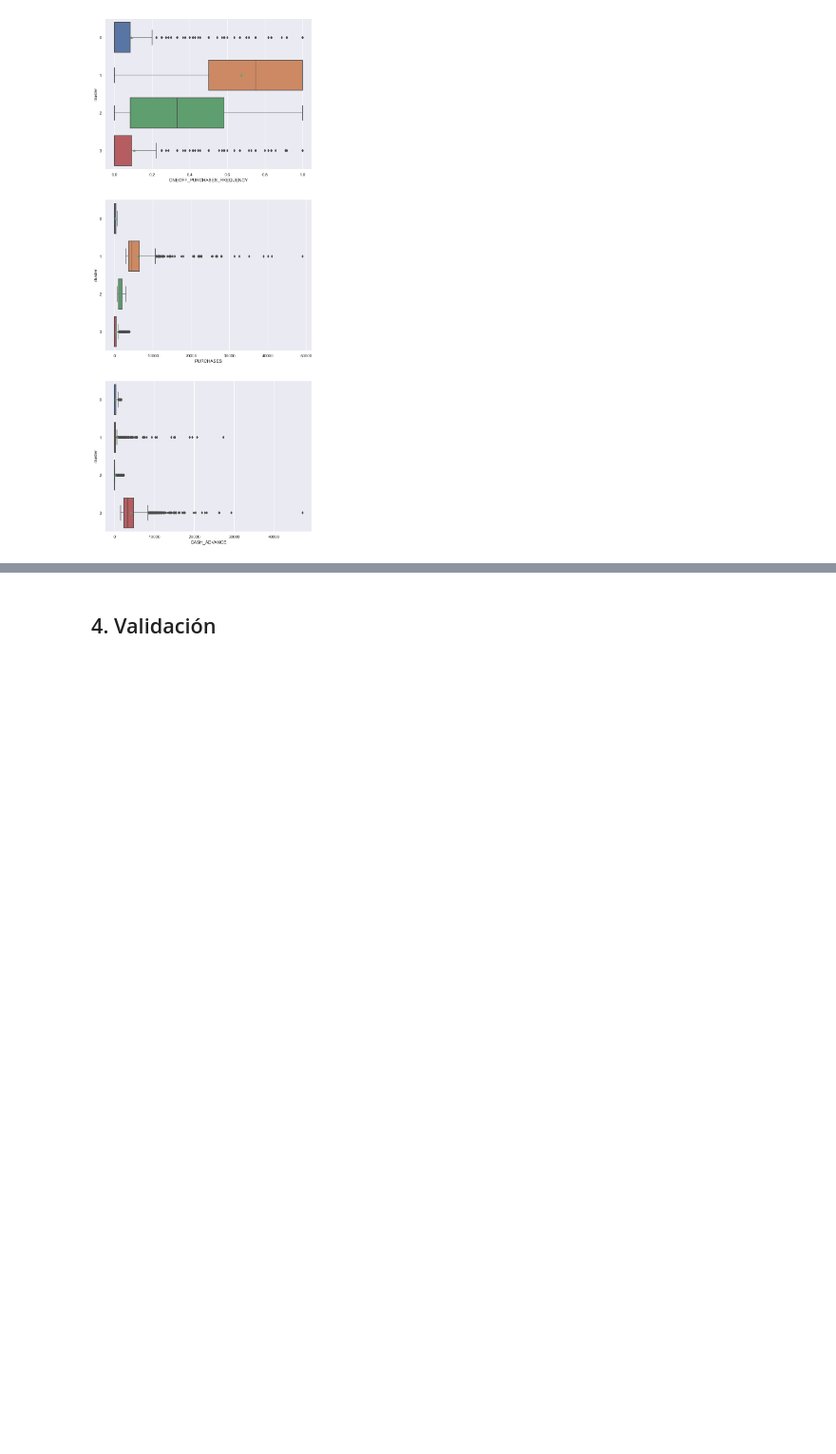
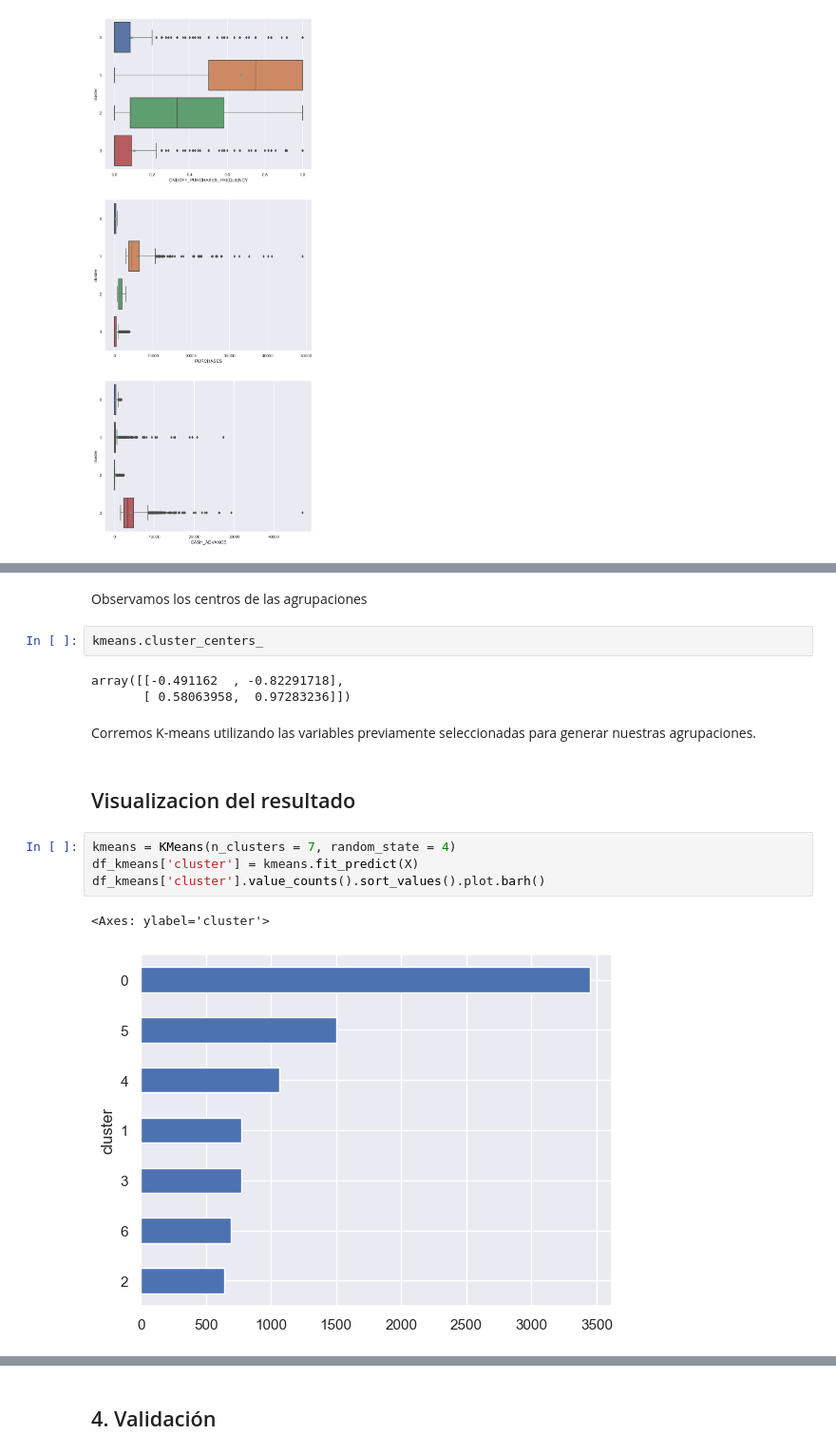
Before and after one commit to SebastianCasanova4/Lab1-BI, a Jupyter notebook: Informe - Laboratorio 1 - Grupo 4.ipynb, the cells around one changed output, grey strips where cells are left out. Shown at 95% size. Drawn from its saved outputs; the diff is of its cells as text; blank space fills up the shorter version.

```diff
--- a/Informe - Laboratorio 1 - Grupo 4.ipynb
+++ b/Informe - Laboratorio 1 - Grupo 4.ipynb
@@ -681,0 +720,18 @@ df_customer_copy_ag.iloc[kmedoids.medoid_indices_]
+# %% [markdown]
+Observamos los centros de las agrupaciones
+# %%
+kmeans.cluster_centers_
+# %% [output]
+array([[-0.491162  , -0.82291718],
+       [ 0.58063958,  0.97283236]])
+# %% [markdown]
+Corremos K-means utilizando  las variables previamente seleccionadas para generar nuestras  agrupaciones.
+# %% [markdown]
+## Visualizacion del resultado
+# %%
+kmeans = KMeans(n_clusters = 7, random_state = 4)
+df_kmeans['cluster'] = kmeans.fit_predict(X)
+df_kmeans['cluster'].value_counts().sort_values().plot.barh()
+# %% [output]
+<Axes: ylabel='cluster'>
+[figure, added]
```
Also changed, not shown: parts of 21 cells of this notebook.
